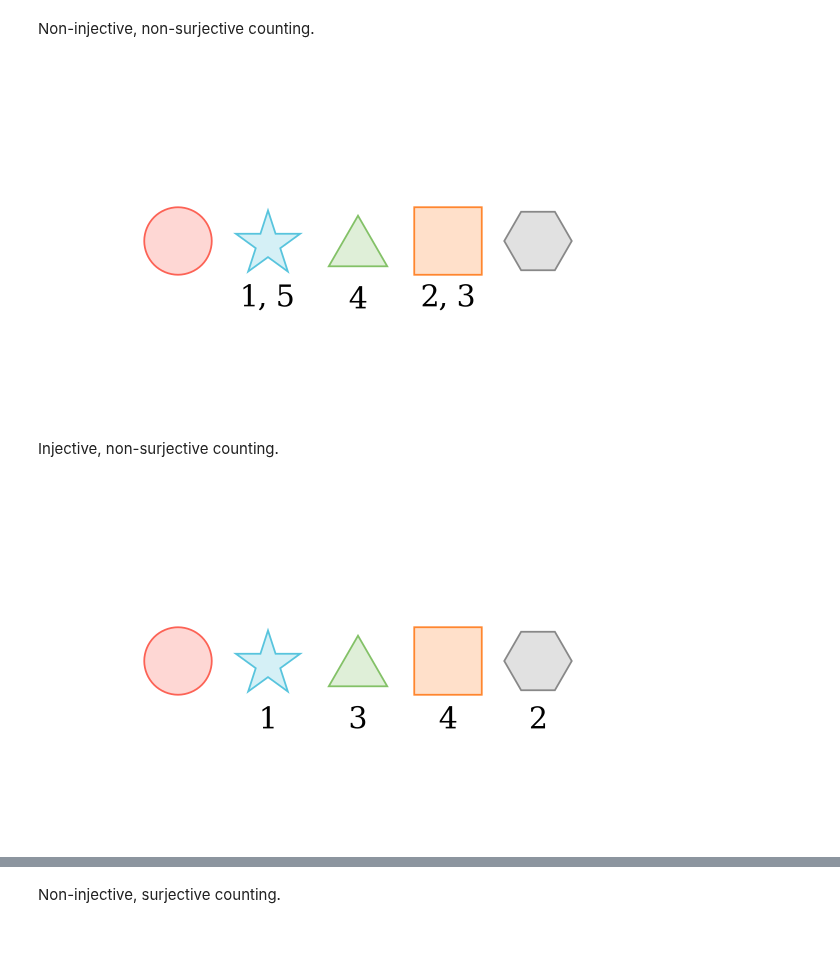
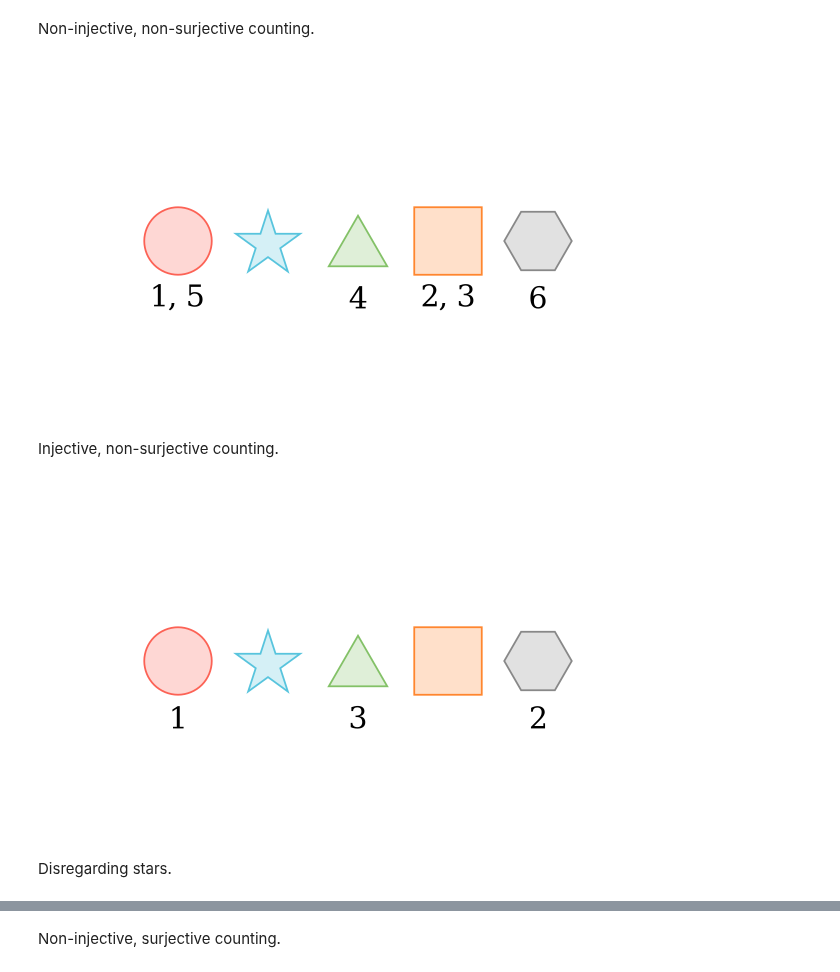
Before and after one commit to PhotonicGluon/NZQRC-Book, a Jupyter notebook: code/image_generation/notebooks/part-1/counting.ipynb, the cells around one changed output, grey strips where cells are left out. Saved outputs shown, nothing was run; the diff lists cells and outputs as text; code cells hidden in the pictures; blank space fills up the shorter version.

Commit message:
Update images for section 8.1 (The Problem With...)

```diff
--- a/code/image_generation/notebooks/part-1/counting.ipynb
+++ b/code/image_generation/notebooks/part-1/counting.ipynb
@@ -87,24 +98,24 @@ Non-injective, non-surjective counting.
 # %%
 %%generate_image five-count_noninj-nonsurj CountingDiagram
 
 class CountingDiagram(Scene):
     def construct(self):
         # Set up the five items
         items = create_items()
         self.add(items)
 
         # Add the labels
         labels = [
+            (1,5),
             (),
-            (1,5),
             (4,),
             (2,3),
-            ()
+            (6,)
         ]
         labels = create_labels(items, labels)
         self.add(labels)
 # %% [output]
-[figure, old version]
+[figure, new version]
 # %% [markdown]
 Injective, non-surjective counting.
 # %%
@@ -118,13 +129,15 @@ class CountingDiagram(Scene):
 
         # Add the labels
         labels = [
+            (1,),
             (),
-            (1,),
             (3,),
-            (4,),
+            (),
             (2,)
         ]
         labels = create_labels(items, labels)
         self.add(labels)
 # %% [output]
-[figure, old version]
+[figure, new version]
+# %% [markdown]
+Disregarding stars.
```
Also changed, not shown: parts of 5 cells of this notebook, 3 other files.
